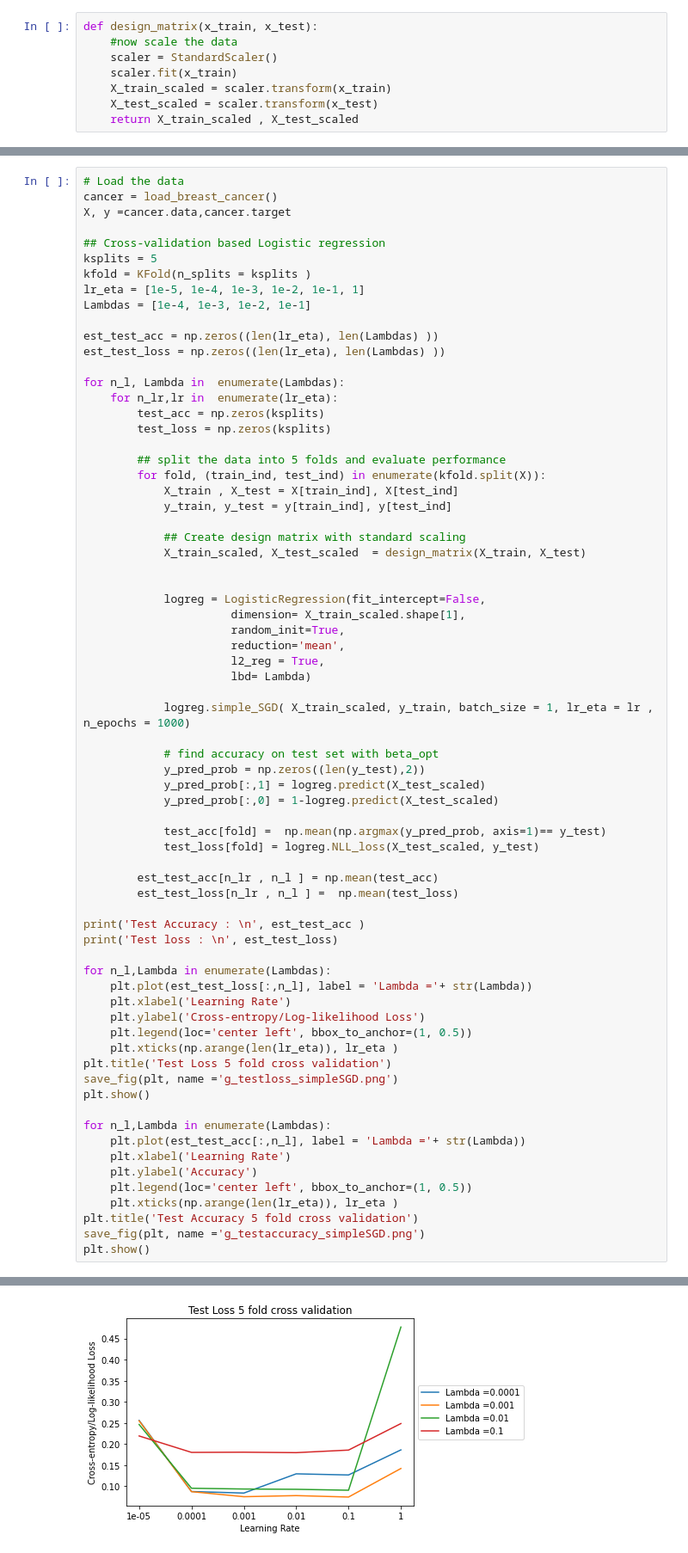
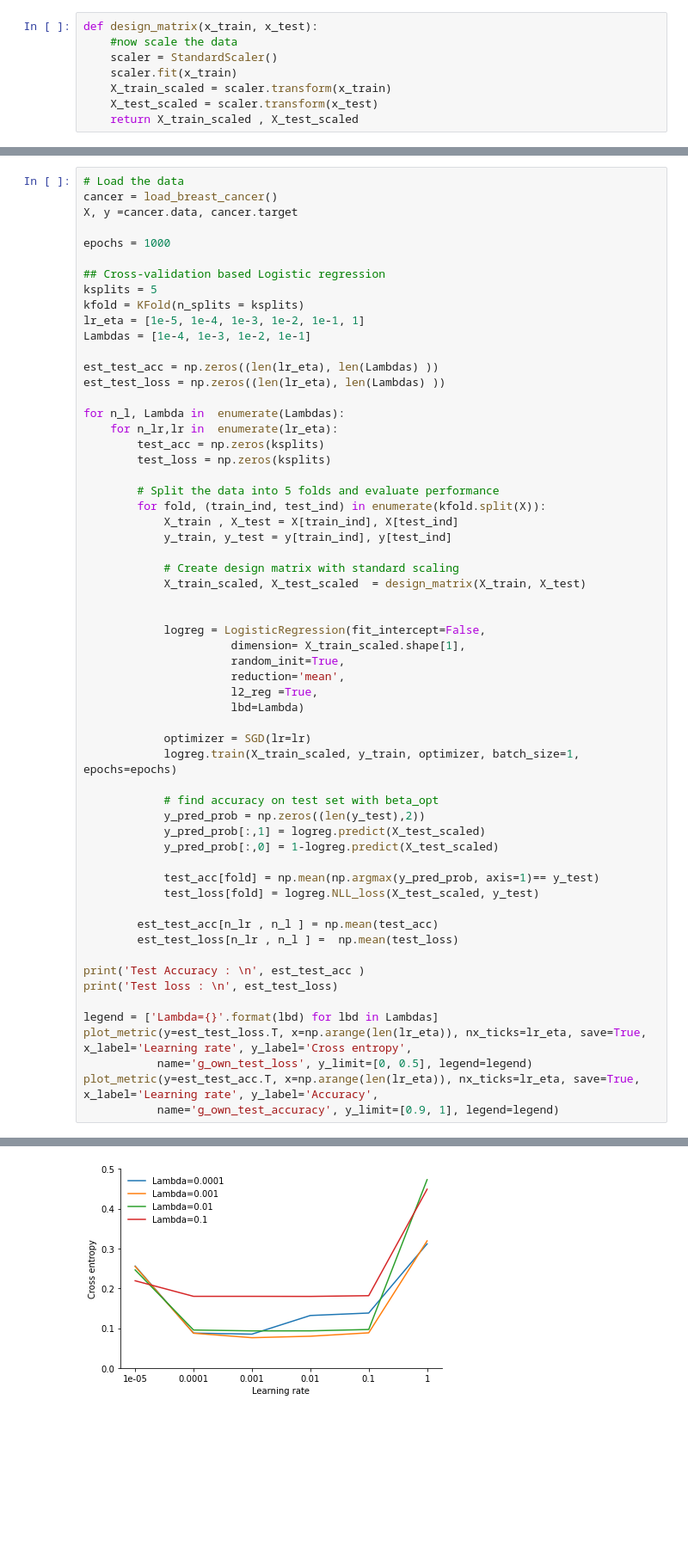
Before and after one commit to frederikrogge/compsci-project, a Jupyter notebook: Notebooks/task_g.ipynb, the cells around one changed output, grey strips where cells are left out. Shown: that part at 86% size. Drawn from its saved outputs; the diff is of its cells as text; blank space fills up the shorter version.

```diff
--- a/Notebooks/task_g.ipynb
+++ b/Notebooks/task_g.ipynb
@@ -33,11 +35,13 @@ def design_matrix(x_train, x_test):
 # %%
 # Load the data
 cancer = load_breast_cancer()
-X, y =cancer.data,cancer.target
+X, y =cancer.data, cancer.target
+
+epochs = 1000
 
 ## Cross-validation based Logistic regression
 ksplits = 5
-kfold = KFold(n_splits = ksplits )
+kfold = KFold(n_splits = ksplits)
 lr_eta = [1e-5, 1e-4, 1e-3, 1e-2, 1e-1, 1]
 Lambdas = [1e-4, 1e-3, 1e-2, 1e-1]
 
@@ -49,12 +53,12 @@ for n_l, Lambda in  enumerate(Lambdas):
         test_acc = np.zeros(ksplits)
         test_loss = np.zeros(ksplits)
 
-        ## split the data into 5 folds and evaluate performance
+        # Split the data into 5 folds and evaluate performance
         for fold, (train_ind, test_ind) in enumerate(kfold.split(X)):
             X_train , X_test = X[train_ind], X[test_ind]
             y_train, y_test = y[train_ind], y[test_ind]
 
-            ## Create design matrix with standard scaling
+            # Create design matrix with standard scaling
             X_train_scaled, X_test_scaled  = design_matrix(X_train, X_test)
 
 
@@ -62,17 +66,18 @@ for n_l, Lambda in  enumerate(Lambdas):
                       dimension= X_train_scaled.shape[1],
                       random_init=True,
                       reduction='mean',
-                      l2_reg = True,
-                      lbd= Lambda)
+                      l2_reg =True,
+                      lbd=Lambda)
 
-            logreg.simple_SGD( X_train_scaled, y_train, batch_size = 1, lr_eta = lr , n_epochs = 1000)
+            optimizer = SGD(lr=lr)
+            logreg.train(X_train_scaled, y_train, optimizer, batch_size=1, epochs=epochs)
 
             # find accuracy on test set with beta_opt
             y_pred_prob = np.zeros((len(y_test),2))
             y_pred_prob[:,1] = logreg.predict(X_test_scaled)
             y_pred_prob[:,0] = 1-logreg.predict(X_test_scaled)
 
-            test_acc[fold] =  np.mean(np.argmax(y_pred_prob, axis=1)== y_test)
+            test_acc[fold] = np.mean(np.argmax(y_pred_prob, axis=1)== y_test)
             test_loss[fold] = logreg.NLL_loss(X_test_scaled, y_test)
 
         est_test_acc[n_lr , n_l ] = np.mean(test_acc)
@@ -81,25 +86,11 @@ for n_l, Lambda in  enumerate(Lambdas):
 print('Test Accuracy : \n', est_test_acc )
 print('Test loss : \n', est_test_loss)
 
-for n_l,Lambda in enumerate(Lambdas):
-    plt.plot(est_test_loss[:,n_l], label = 'Lambda ='+ str(Lambda))
-    plt.xlabel('Learning Rate')
-    plt.ylabel('Cross-entropy/Log-likelihood Loss')
-    plt.legend(loc='center left', bbox_to_anchor=(1, 0.5))
-    plt.xticks(np.arange(len(lr_eta)), lr_eta )
-plt.title('Test Loss 5 fold cross validation')
-save_fig(plt, name ='g_testloss_simpleSGD.png')
-plt.show()
-
-for n_l,Lambda in enumerate(Lambdas):
-    plt.plot(est_test_acc[:,n_l], label = 'Lambda ='+ str(Lambda))
-    plt.xlabel('Learning Rate')
-    plt.ylabel('Accuracy')
-    plt.legend(loc='center left', bbox_to_anchor=(1, 0.5))
-    plt.xticks(np.arange(len(lr_eta)), lr_eta )
-plt.title('Test Accuracy 5 fold cross validation')
-save_fig(plt, name ='g_testaccuracy_simpleSGD.png')
-plt.show()
+legend = ['Lambda={}'.format(lbd) for lbd in Lambdas]
+plot_metric(y=est_test_loss.T, x=np.arange(len(lr_eta)), nx_ticks=lr_eta, save=True, x_label='Learning rate', y_label='Cross entropy',
+           name='g_own_test_loss', y_limit=[0, 0.5], legend=legend)
+plot_metric(y=est_test_acc.T, x=np.arange(len(lr_eta)), nx_ticks=lr_eta, save=True, x_label='Learning rate', y_label='Accuracy',
+           name='g_own_test_accuracy', y_limit=[0.9, 1], legend=legend)
 # %% [output]
 Test Accuracy :
  [[0.92617606 0.92617606 0.92794597 0.94552088]
@@ -118 +110 @@ Test loss :
-[figure, old version]
+[figure, new version]
```
Also changed, not shown: parts of 12 cells of this notebook, 11 other files.
